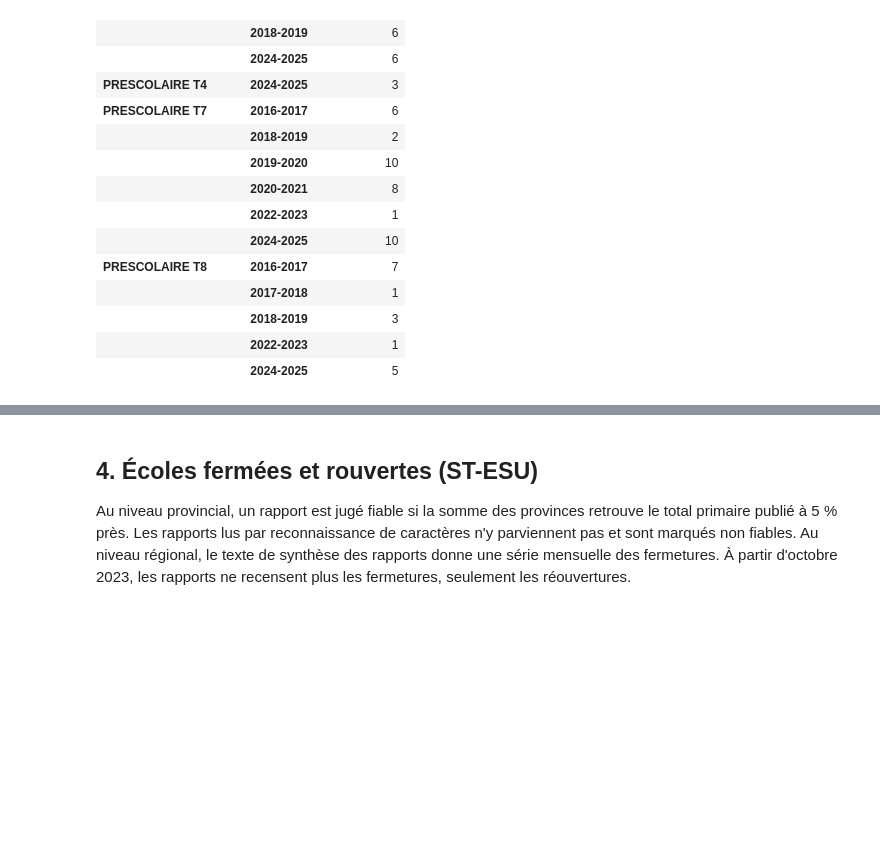
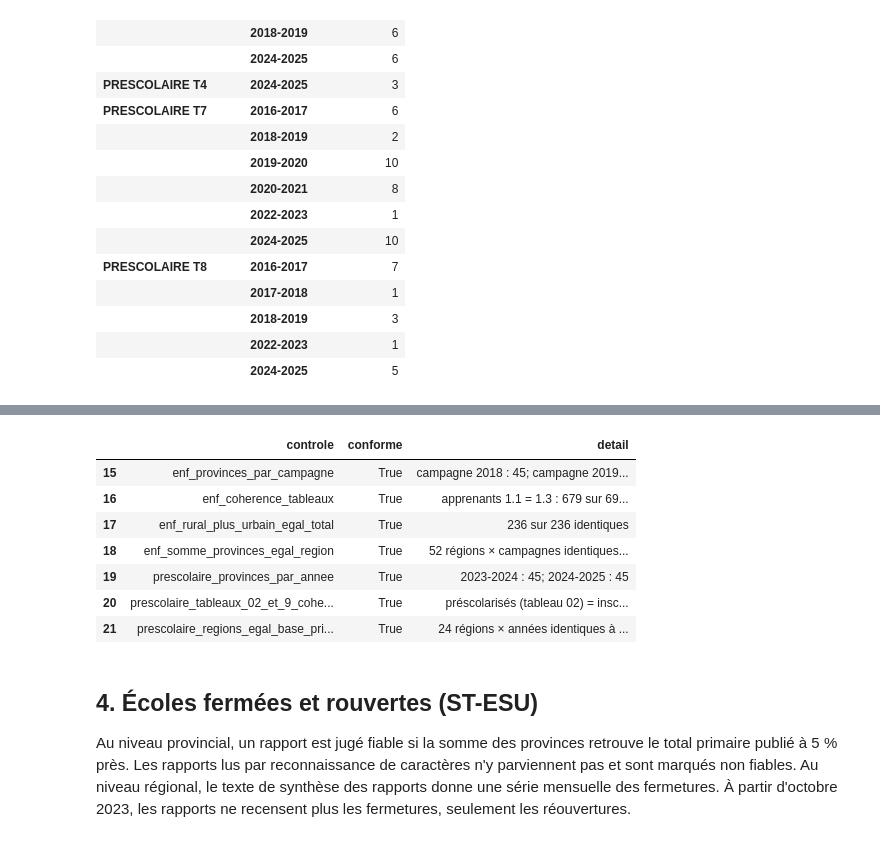
Before and after one commit to datachallenge-edu-bf/sentinelle-scolaire-defi1, a Jupyter notebook: notebooks/02_nettoyage.ipynb, the cells around one changed output, grey strips where cells are left out. Drawn from its saved outputs; the diff is of its cells as text; code cells hidden in the pictures; blank space fills up the shorter version.

```diff
--- a/notebooks/02_nettoyage.ipynb
+++ b/notebooks/02_nettoyage.ipynb
@@ -334,3 +380,15 @@ sauts.groupby(["tableau", "annee_scolaire"]).size().rename("signalements").to_fr
+# %%
+ctrl = res["meta_controles"]
+ctrl[ctrl["controle"].str.startswith(("enf_", "prescolaire_"))]
+# %% [output]
+|  | controle | conforme | detail |
+| 15 | enf_provinces_par_campagne | True | campagne 2018 : 45; campagne 2019... |
+| 16 | enf_coherence_tableaux | True | apprenants 1.1 = 1.3 : 679 sur 69... |
+| 17 | enf_rural_plus_urbain_egal_total | True | 236 sur 236 identiques |
+| 18 | enf_somme_provinces_egal_region | True | 52 régions × campagnes identiques... |
+| 19 | prescolaire_provinces_par_annee | True | 2023-2024 : 45; 2024-2025 : 45 |
+| 20 | prescolaire_tableaux_02_et_9_cohe... | True | préscolarisés (tableau 02) = insc... |
+| 21 | prescolaire_regions_egal_base_pri... | True | 24 régions × années identiques à ... |
 # %% [markdown]
 ## 4. Écoles fermées et rouvertes (ST-ESU)
 
```
Also changed, not shown: parts of 8 cells of this notebook, 24 other files.
